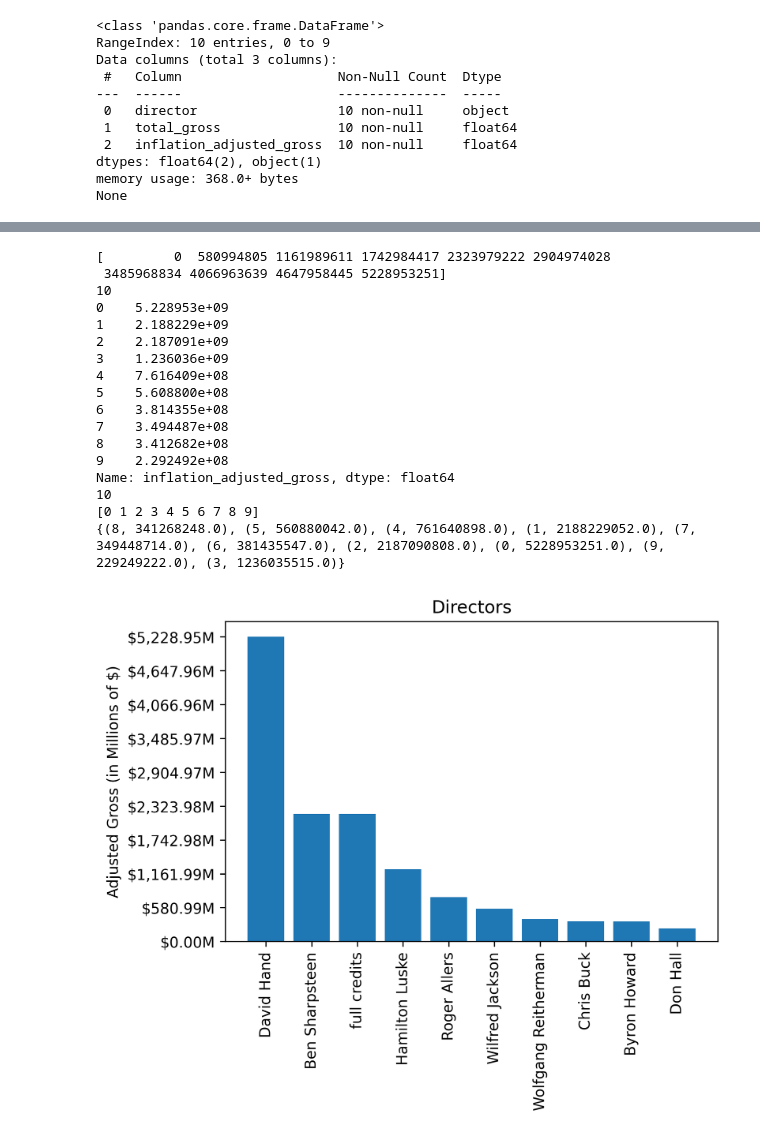
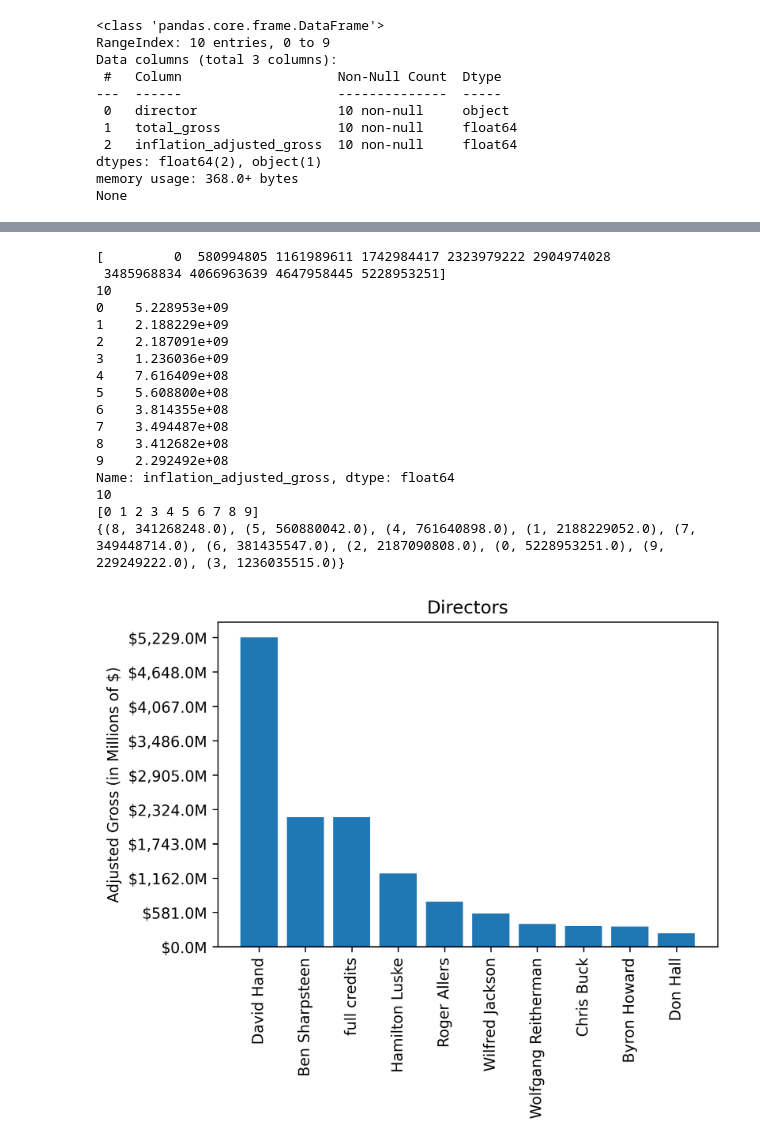
Before and after one commit to uomodellamansarda/DisneyMoviesAnalysis, a Jupyter notebook: MergingTheOriginalDataset.ipynb, the cells around one changed output, grey strips where cells are left out. Cells and saved outputs as stored; diff of their text form; code cells hidden in the pictures.

```diff
--- a/MergingTheOriginalDataset.ipynb
+++ b/MergingTheOriginalDataset.ipynb
@@ -268,7 +307,7 @@ x=np.arange(0,len(top10_dir_absolute.director))
 labels=top10_dir_absolute.director
 
 y_labels=np.linspace(0,max(y),10,dtype=int)
-y_bar_labels=['${:,.2f}'.format(x) +'M' for x in y_labels/1000000]
+y_bar_labels=['${:,.1f}'.format(x) +'M' for x in y_labels/1000000]
 print(y_labels)
 print(len(y))
 print(y)
@@ -278,31 +317,31 @@ zipped=zip(x,y)
 print(set(zipped))
 
 rects1 = ax.bar(x,y)
 ax.set_ylabel('Adjusted Gross (in Millions of $)')
 ax.set_title('Directors')
 ax.set_xticks(x)
 ax.set_xticklabels(labels,rotation=90)
 ax.set_yticks(y_labels)
 ax.set_yticklabels(y_bar_labels)
 
 plt.show()
 #top 10 most successful directors based on the average of their movies
 # %% [output]
 [         0  580994805 1161989611 1742984417 2323979222 2904974028
  3485968834 4066963639 4647958445 5228953251]
 10
 0    5.228953e+09
 1    2.188229e+09
 2    2.187091e+09
 3    1.236036e+09
 4    7.616409e+08
 5    5.608800e+08
 6    3.814355e+08
 7    3.494487e+08
 8    3.412682e+08
 9    2.292492e+08
 Name: inflation_adjusted_gross, dtype: float64
 10
 [0 1 2 3 4 5 6 7 8 9]
 {(8, 341268248.0), (5, 560880042.0), (4, 761640898.0), (1, 2188229052.0), (7, 349448714.0), (6, 381435547.0), (2, 2187090808.0), (0, 5228953251.0), (9, 229249222.0), (3, 1236035515.0)}
-[figure, old version]
+[figure, new version]
```
Also changed, not shown: parts of 7 cells of this notebook.
